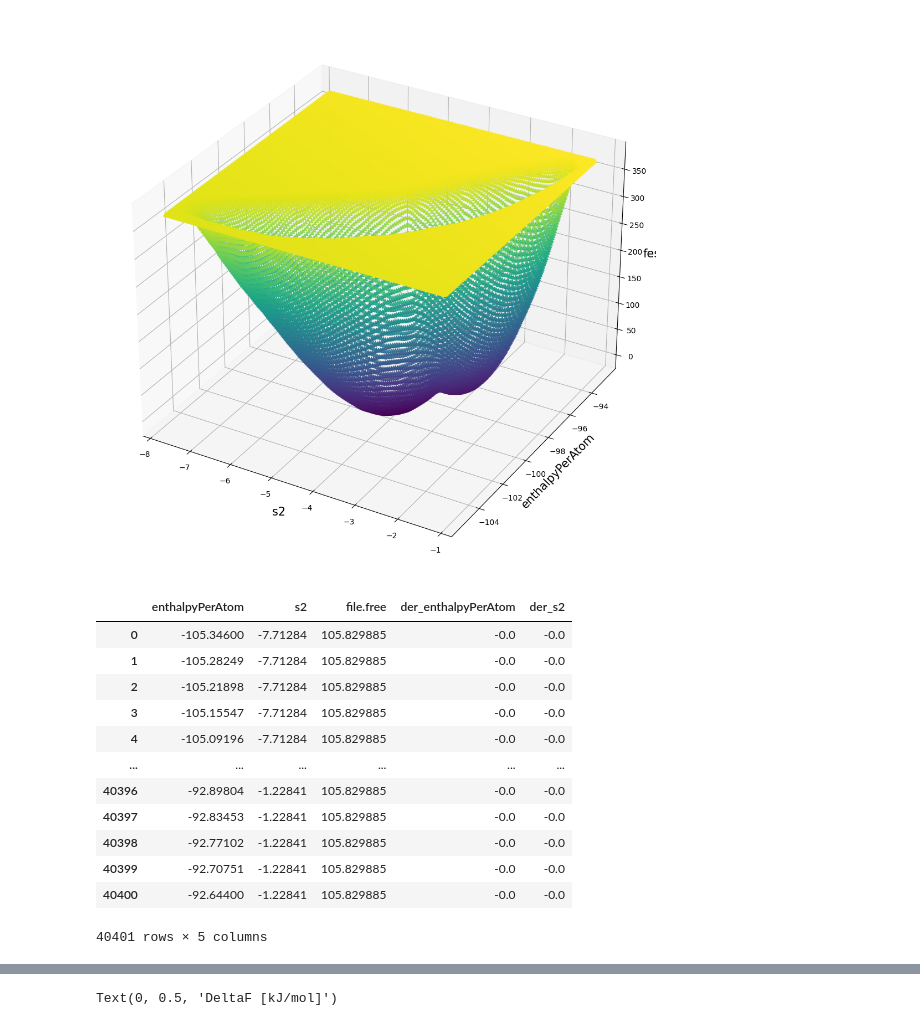
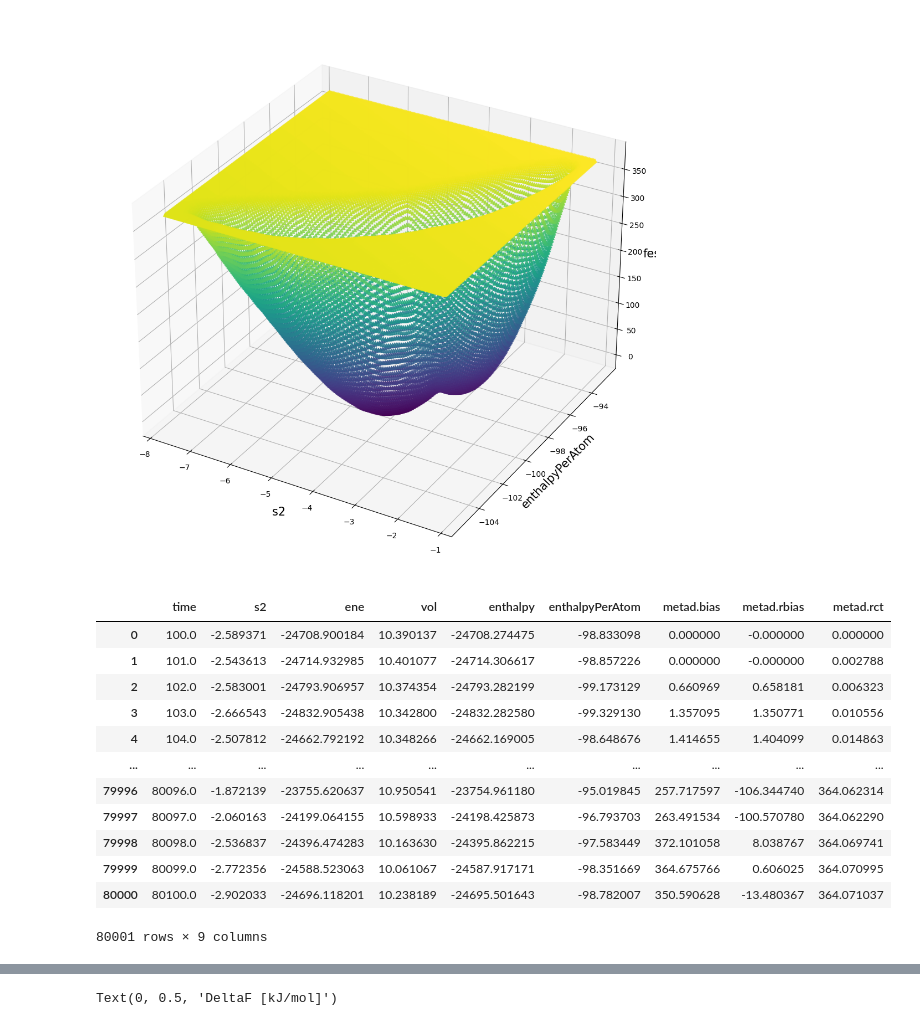
Before and after one commit to yaminbens/Proj23, a Jupyter notebook: Entropy-Enthalpy.ipynb, the cells around one changed output, grey strips where cells are left out. Cells and saved outputs as stored; diff of their text form; code cells hidden in the pictures.

```diff
--- a/Entropy-Enthalpy.ipynb
+++ b/Entropy-Enthalpy.ipynb
@@ -139,18 +140,18 @@ ax.set_zlabel('fes', fontsize=font)
 Text(0.5, 0, 'fes')
 [figure]
 # %%
-data
+datarw
 # %% [output]
-|  | enthalpyPerAtom | s2 | file.free | der_enthalpyPerAtom | der_s2 |
-| 0 | -105.34600 | -7.71284 | 105.829885 | -0.0 | -0.0 |
-| 1 | -105.28249 | -7.71284 | 105.829885 | -0.0 | -0.0 |
-| 2 | -105.21898 | -7.71284 | 105.829885 | -0.0 | -0.0 |
-| 3 | -105.15547 | -7.71284 | 105.829885 | -0.0 | -0.0 |
-| 4 | -105.09196 | -7.71284 | 105.829885 | -0.0 | -0.0 |
-| ... | ... | ... | ... | ... | ... |
-| 40396 | -92.89804 | -1.22841 | 105.829885 | -0.0 | -0.0 |
-| 40397 | -92.83453 | -1.22841 | 105.829885 | -0.0 | -0.0 |
-| 40398 | -92.77102 | -1.22841 | 105.829885 | -0.0 | -0.0 |
-| 40399 | -92.70751 | -1.22841 | 105.829885 | -0.0 | -0.0 |
-| 40400 | -92.64400 | -1.22841 | 105.829885 | -0.0 | -0.0 |
+|  | time | s2 | ene | vol | enthalpy | enthalpyPerAtom | metad.bias | metad.rbias | metad.rct |
+| 0 | 100.0 | -2.589371 | -24708.900184 | 10.390137 | -24708.274475 | -98.833098 | 0.000000 | -0.000000 | 0.000000 |
+| 1 | 101.0 | -2.543613 | -24714.932985 | 10.401077 | -24714.306617 | -98.857226 | 0.000000 | -0.000000 | 0.002788 |
+| 2 | 102.0 | -2.583001 | -24793.906957 | 10.374354 | -24793.282199 | -99.173129 | 0.660969 | 0.658181 | 0.006323 |
+| 3 | 103.0 | -2.666543 | -24832.905438 | 10.342800 | -24832.282580 | -99.329130 | 1.357095 | 1.350771 | 0.010556 |
+| 4 | 104.0 | -2.507812 | -24662.792192 | 10.348266 | -24662.169005 | -98.648676 | 1.414655 | 1.404099 | 0.014863 |
+| ... | ... | ... | ... | ... | ... | ... | ... | ... | ... |
+| 79996 | 80096.0 | -1.872139 | -23755.620637 | 10.950541 | -23754.961180 | -95.019845 | 257.717597 | -106.344740 | 364.062314 |
+| 79997 | 80097.0 | -2.060163 | -24199.064155 | 10.598933 | -24198.425873 | -96.793703 | 263.491534 | -100.570780 | 364.062290 |
+| 79998 | 80098.0 | -2.536837 | -24396.474283 | 10.163630 | -24395.862215 | -97.583449 | 372.101058 | 8.038767 | 364.069741 |
+| 79999 | 80099.0 | -2.772356 | -24588.523063 | 10.061067 | -24587.917171 | -98.351669 | 364.675766 | 0.606025 | 364.070995 |
+| 80000 | 80100.0 | -2.902033 | -24696.118201 | 10.238189 | -24695.501643 | -98.782007 | 350.590628 | -13.480367 | 364.071037 |
-40401 rows × 5 columns
+80001 rows × 9 columns
```
Also changed, not shown: parts of 6 cells of this notebook.
